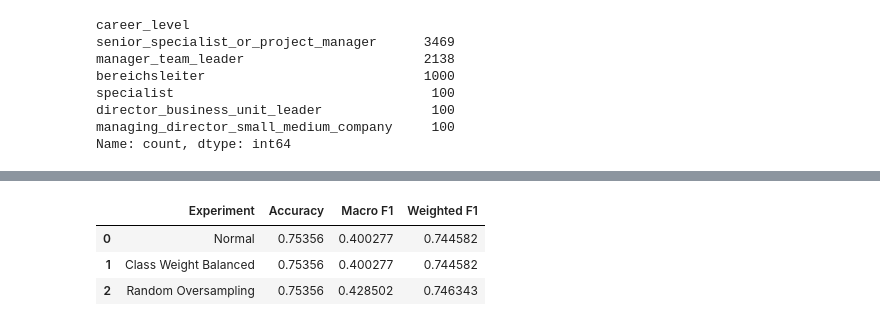
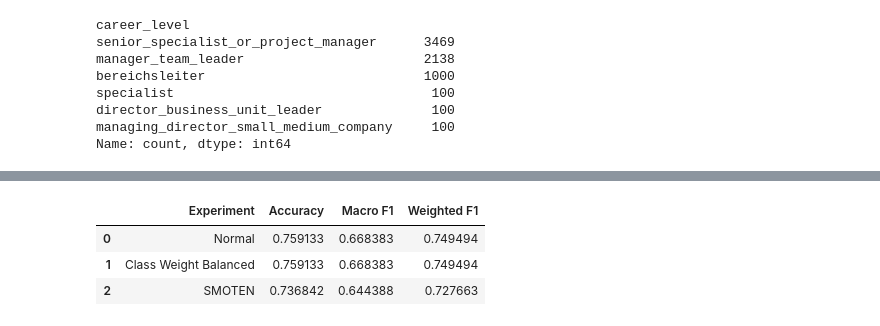
Before and after one commit to chinh1809z/Job-Level-Classification, a Jupyter notebook: notebooks/04_imbalance_experiment.ipynb, the cells around one changed output, grey strips where cells are left out. Saved outputs shown, nothing was run; the diff lists cells and outputs as text; code cells hidden in the pictures.

```diff
--- a/notebooks/04_imbalance_experiment.ipynb
+++ b/notebooks/04_imbalance_experiment.ipynb
@@ -55,7 +56,8 @@ transformers = ColumnTransformer(transformers = [
 # %%
 normal_model = Pipeline(steps=[
     ("transformer", transformers),
-    ("classifier", LogisticRegression(max_iter = 1000))
+    ("feature_selector", SelectPercentile(chi2, percentile = 5)),
+    ("classifier", LinearSVC())
 ])
 # %%
 normal_model.fit(x_train, y_train)
@@ -77,7 +79,8 @@ managing_director_small_medium_company       0.00      0.00      0.00         1
 # %%
 balanced_model = Pipeline(steps=[
     ("transformer", transformers),
-    ("classifier", LogisticRegression(max_iter = 1000, class_weight = "balanced")),
+    ("feature_selector", SelectPercentile(chi2, percentile = 5)),
+    ("classifier", LinearSVC(class_weight = "balanced")),
 ])
 # %%
 balanced_model.fit(x_train, y_train)
@@ -99,10 +102,11 @@ managing_director_small_medium_company       0.00      0.00      0.00         1
 # %%
-over_sampling = SMOTEN(random_state=42, k_neighbors = 2, sampling_strategy = {
+over_sampling = RandomOverSampler(random_state=42, sampling_strategy = {
     "managing_director_small_medium_company" : 100,
     "specialist" : 100,
     "director_business_unit_leader" : 100,
     "bereichsleiter" : 1000
 })
+
 x_train, y_train = over_sampling.fit_resample(x_train, y_train)
 print(y_train.value_counts())
 # %% [output]
@@ -118,7 +122,8 @@ Name: count, dtype: int64
 oversampling_model = Pipeline(
     steps=[
         ("transformers", transformers),
-        ("classifier", LogisticRegression(max_iter=1000))
+        ("feature_selector", SelectPercentile(chi2, percentile = 5)),
+        ("classifier", LinearSVC())
     ]
 )
 # %%
@@ -143,30 +148,30 @@ managing_director_small_medium_company       0.00      0.00      0.00         1
 # %%
 results = pd.DataFrame({
     "Experiment": [
         "Normal",
         "Class Weight Balanced",
-        "Random Oversampling"
+        "SMOTEN"
     ],
     "Accuracy": [
         accuracy_score(y_test, y_normal_predict),
         accuracy_score(y_test, y_balanced_predict),
         accuracy_score(y_test, y_over_predict)
     ],
     "Macro F1": [
         f1_score(y_test, y_normal_predict, average="macro"),
         f1_score(y_test, y_balanced_predict, average="macro"),
         f1_score(y_test, y_over_predict, average="macro")
     ],
     "Weighted F1": [
         f1_score(y_test, y_normal_predict, average="weighted"),
         f1_score(y_test, y_balanced_predict, average="weighted"),
         f1_score(y_test, y_over_predict, average="weighted")
     ]
 })
 
 results
 # %% [output]
 |  | Experiment | Accuracy | Macro F1 | Weighted F1 |
-| 0 | Normal | 0.75356 | 0.400277 | 0.744582 |
-| 1 | Class Weight Balanced | 0.75356 | 0.400277 | 0.744582 |
-| 2 | Random Oversampling | 0.75356 | 0.428502 | 0.746343 |
+| 0 | Normal | 0.759133 | 0.668383 | 0.749494 |
+| 1 | Class Weight Balanced | 0.759133 | 0.668383 | 0.749494 |
+| 2 | SMOTEN | 0.736842 | 0.644388 | 0.727663 |
```
Also changed, not shown: parts of 6 cells of this notebook, 6 other files.
